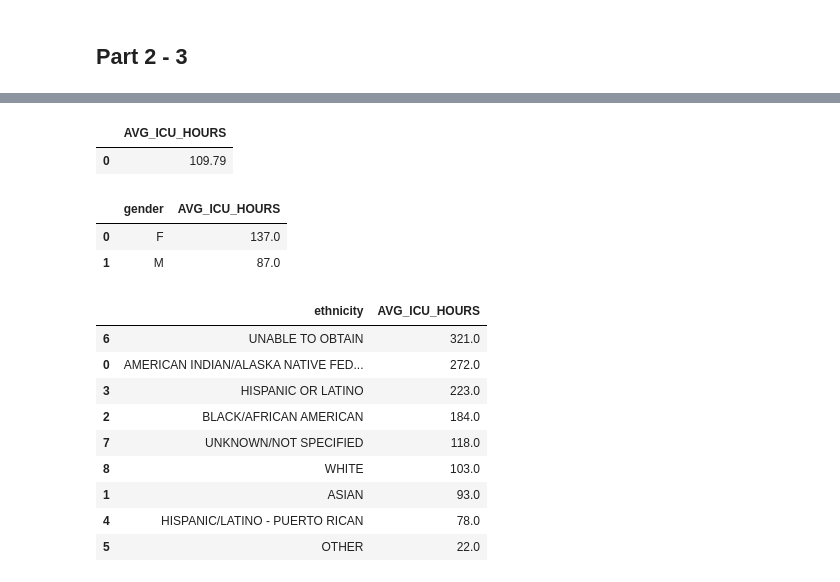
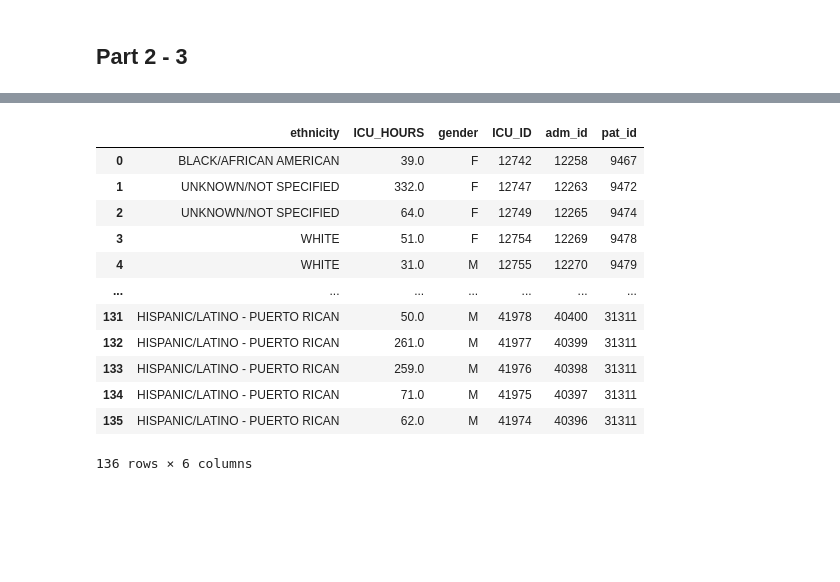
Before and after one commit to sabian147/DE300, a Jupyter notebook: Homework_2/sna3362_HW2.ipynb, the cells around one changed output, grey strips where cells are left out. Cells and saved outputs as stored; diff of their text form; code cells hidden in the pictures; blank space fills up the shorter version.

```diff
--- a/Homework_2/sna3362_HW2.ipynb
+++ b/Homework_2/sna3362_HW2.ipynb
@@ -487,5 +435,0 @@ CREATE TABLE IF NOT EXISTS icdprocs_by_code (
-# %%
-patients = pd.read_csv("PATIENTS.csv", usecols=["row_id", "subject_id", "dob","gender"])
-admissions = pd.read_csv("ADMISSIONS.csv", usecols=["row_id", "hadm_id", "subject_id", "admittime", "ethnicity"])
-procs_icd = pd.read_csv("PROCEDURES_ICD.csv", usecols=["row_id", "hadm_id", "icd9_code"])
-d_icdprocs = pd.read_csv("D_ICD_PROCEDURES.csv", usecols=["row_id", "icd9_code", "long_title"])
@@ -726,24 +544,36 @@ df_icu_by_ethnicity = (
-# %%
-df_icu_overall
-# %% [output]
-|  | AVG_ICU_HOURS |
-| 0 | 109.79 |
-# %%
-df_icu_by_gender
-# %% [output]
-|  | gender | AVG_ICU_HOURS |
-| 0 | F | 137.0 |
-| 1 | M | 87.0 |
-# %%
-df_icu_by_ethnicity
-# %% [output]
-|  | ethnicity | AVG_ICU_HOURS |
-| 6 | UNABLE TO OBTAIN | 321.0 |
-| 0 | AMERICAN INDIAN/ALASKA NATIVE FED... | 272.0 |
-| 3 | HISPANIC OR LATINO | 223.0 |
-| 2 | BLACK/AFRICAN AMERICAN | 184.0 |
-| 7 | UNKNOWN/NOT SPECIFIED | 118.0 |
-| 8 | WHITE | 103.0 |
-| 1 | ASIAN | 93.0 |
-| 4 | HISPANIC/LATINO - PUERTO RICAN | 78.0 |
-| 5 | OTHER | 22.0 |
+# %%
+icu_fuck = conn.execute("""
+    SELECT
+    ADMISSIONS.ETHNICITY,
+    ROUND(
+        DATE_DIFF('minute',
+            CAST(ICUSTAYS.INTIME AS TIMESTAMP),
+            CAST(ICUSTAYS.OUTTIME AS TIMESTAMP)
+        ) / 60.0, 0
+    ) AS ICU_HOURS,
+    PATIENTS.GENDER,
+    ICUSTAYS.row_id as ICU_ID,
+    ADMISSIONS.row_id as adm_id,
+    patients.row_id as pat_id
+FROM ICUSTAYS
+JOIN ADMISSIONS ON ICUSTAYS.HADM_ID = ADMISSIONS.HADM_ID
+JOIN PATIENTS ON ICUSTAYS.SUBJECT_ID = PATIENTS.SUBJECT_ID
+WHERE ICUSTAYS.INTIME IS NOT NULL AND ICUSTAYS.OUTTIME IS NOT NULL;
+
+""").fetchdf()
+
+icu_fuck
+# %% [output]
+|  | ethnicity | ICU_HOURS | gender | ICU_ID | adm_id | pat_id |
+| 0 | BLACK/AFRICAN AMERICAN | 39.0 | F | 12742 | 12258 | 9467 |
+| 1 | UNKNOWN/NOT SPECIFIED | 332.0 | F | 12747 | 12263 | 9472 |
+| 2 | UNKNOWN/NOT SPECIFIED | 64.0 | F | 12749 | 12265 | 9474 |
+| 3 | WHITE | 51.0 | F | 12754 | 12269 | 9478 |
+| 4 | WHITE | 31.0 | M | 12755 | 12270 | 9479 |
+| ... | ... | ... | ... | ... | ... | ... |
+| 131 | HISPANIC/LATINO - PUERTO RICAN | 50.0 | M | 41978 | 40400 | 31311 |
+| 132 | HISPANIC/LATINO - PUERTO RICAN | 261.0 | M | 41977 | 40399 | 31311 |
+| 133 | HISPANIC/LATINO - PUERTO RICAN | 259.0 | M | 41976 | 40398 | 31311 |
+| 134 | HISPANIC/LATINO - PUERTO RICAN | 71.0 | M | 41975 | 40397 | 31311 |
+| 135 | HISPANIC/LATINO - PUERTO RICAN | 62.0 | M | 41974 | 40396 | 31311 |
+136 rows × 6 columns
```
Also changed, not shown: parts of 33 cells of this notebook, 2 other files.
